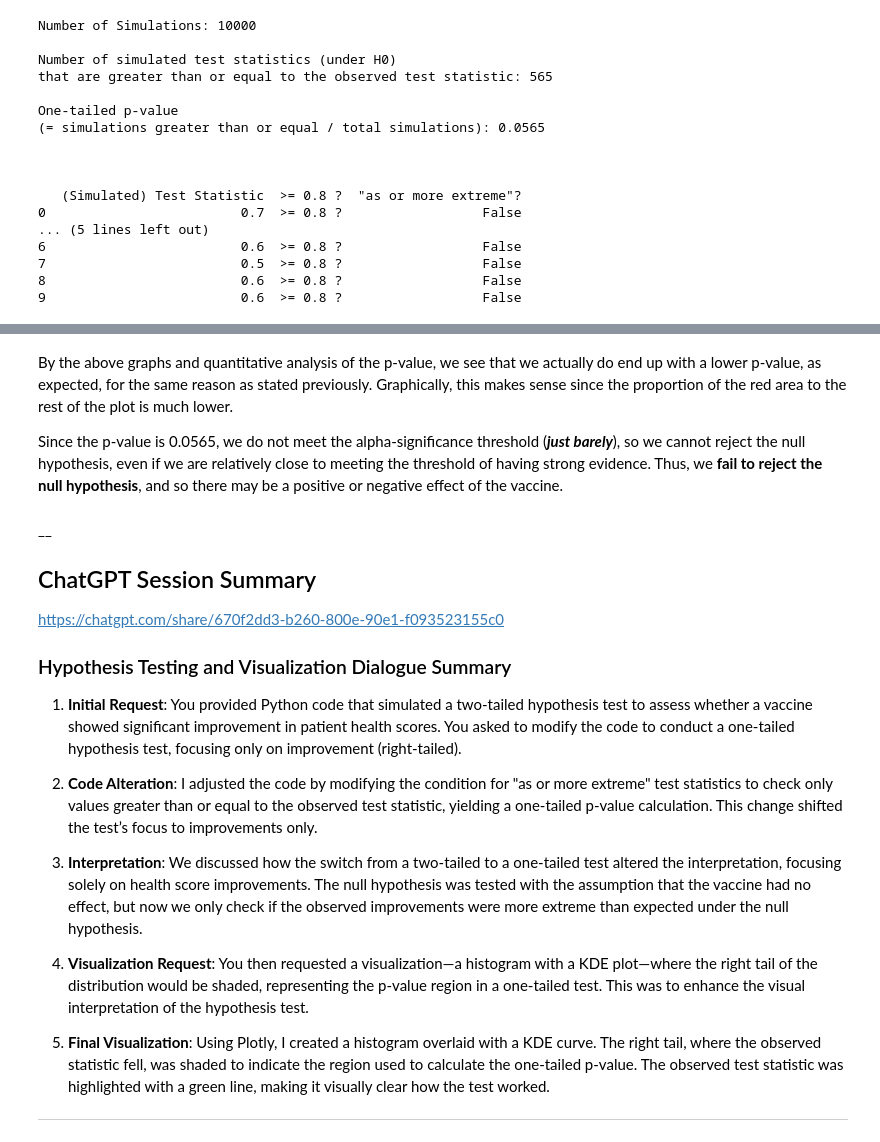
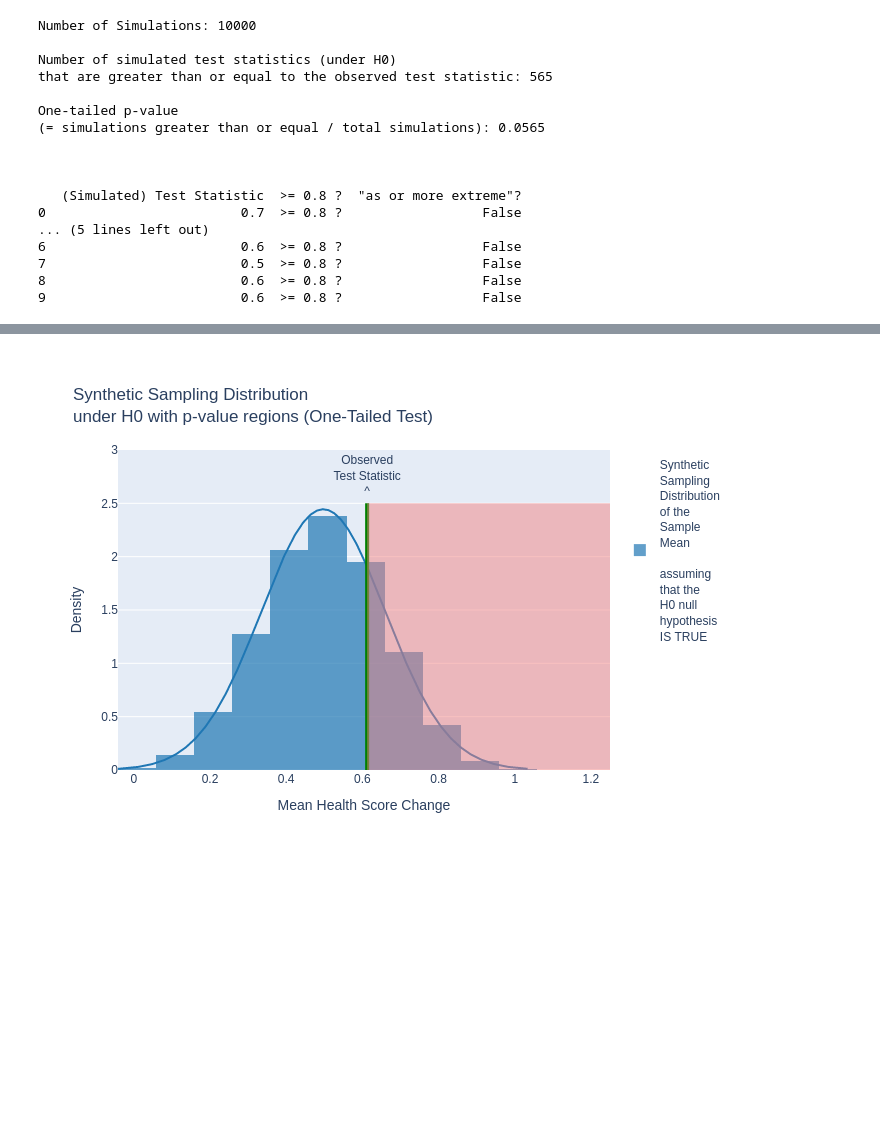
Before and after one commit to andrewpols/sta130, a Jupyter notebook: HW05.ipynb, the cells around one changed output, grey strips where cells are left out. Drawn from its saved outputs; the diff is of its cells as text; code cells hidden in the pictures; blank space fills up the shorter version.

```diff
--- a/HW05.ipynb
+++ b/HW05.ipynb
@@ -465,7 +467,7 @@ import plotly.graph_objects as go
 
 # Create a histogram + KDE plot using Plotly
 hist_data = [IncreaseProportionSimulations_underH0random + np.random.uniform(-0.05, 0.05, size=len(IncreaseProportionSimulations_underH0random))]
-group_labels = ['Bootstrap<br>Sampling<br>Distribution<br>of the<br>Sample<br>Mean<br><br>assuming<br>that the<br>H0 null<br>hypothesis<br>IS TRUE']
+group_labels = ['Synthetic<br>Sampling<br>Distribution<br>of the<br>Sample<br>Mean<br><br>assuming<br>that the<br>H0 null<br>hypothesis<br>IS TRUE']
 
 # Create distribution plot with normal KDE
 fig = ff.create_distplot(hist_data, group_labels, curve_type='normal', show_hist=True, show_rug=False, bin_size=0.1)
@@ -489,12 +491,12 @@ fig.add_shape(type="rect", x0=observed_test_statistic, y0=0, x1=1.25, y1=pv_y,
 
 # Update the layout for title and axis labels
 fig.update_layout(
-    title="Bootstrapped Sampling Distribution<br>under H0 with p-value regions (One-Tailed Test)",
+    title="Synthetic Sampling Distribution<br>under H0 with p-value regions (One-Tailed Test)",
     xaxis_title="Mean Health Score Change",
     yaxis_title="Density",
     yaxis=dict(range=[0, pv_y + 2 * pv_y_])
 )
 
 # Show the figure (use renderer='png' if exporting for certain submissions)
-fig.show()
+fig.show(renderer = 'png')
 # %% [output]
@@ -502,30 +503 @@ fig.show()
+[figure, added]
-# %% [markdown]
-By the above graphs and quantitative analysis of the p-value, we see that we actually do end up with a lower p-value, as expected, for the same reason as stated previously. Graphically, this makes sense since the proportion of the red area to the rest of the plot is much lower.
-
-Since the p-value is 0.0565, we do not meet the alpha-significance threshold (***just barely***), so we cannot reject the null hypothesis, even if we are relatively close to meeting the threshold of having strong evidence. Thus, we **fail to reject the null hypothesis**, and so there may be a positive or negative effect of the vaccine.
-# %% [markdown]
-__
-
-## ChatGPT Session Summary
-
-https://chatgpt.com/share/670f2dd3-b260-800e-90e1-f093523155c0
-
-
-### Hypothesis Testing and Visualization Dialogue Summary
-
-1. **Initial Request**:
-   You provided Python code that simulated a two-tailed hypothesis test to assess whether a vaccine showed significant improvement in patient health scores. You asked to modify the code to conduct a one-tailed hypothesis test, focusing only on improvement (right-tailed).
-
-2. **Code Alteration**:
-   I adjusted the code by modifying the condition for "as or more extreme" test statistics to check only values greater than or equal to the observed test statistic, yielding a one-tailed p-value calculation. This change shifted the test’s focus to improvements only.
-
-3. **Interpretation**:
-   We discussed how the switch from a two-tailed to a one-tailed test altered the interpretation, focusing solely on health score improvements. The null hypothesis was tested with the assumption that the vaccine had no effect, but now we only check if the observed improvements were more extreme than expected under the null hypothesis.
-
-4. **Visualization Request**:
-   You then requested a visualization—a histogram with a KDE plot—where the right tail of the distribution would be shaded, representing the p-value region in a one-tailed test. This was to enhance the visual interpretation of the hypothesis test.
-
-5. **Final Visualization**:
-   Using Plotly, I created a histogram overlaid with a KDE curve. The right tail, where the observed statistic fell, was shaded to indicate the region used to calculate the one-tailed p-value. The observed test statistic was highlighted with a green line, making it visually clear how the test worked.
-
-___
```
Also changed, not shown: parts of 20 cells of this notebook, 1 other file.
